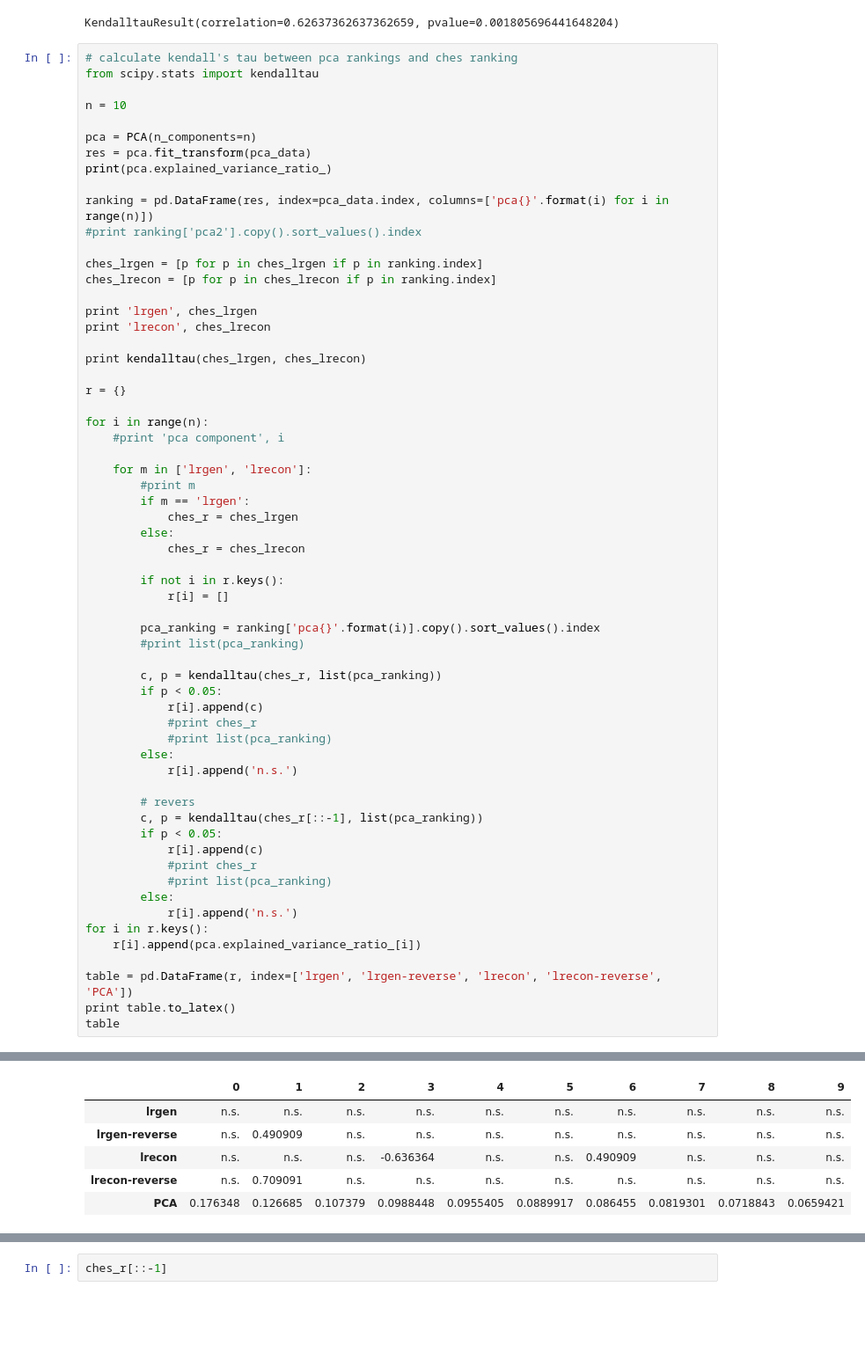
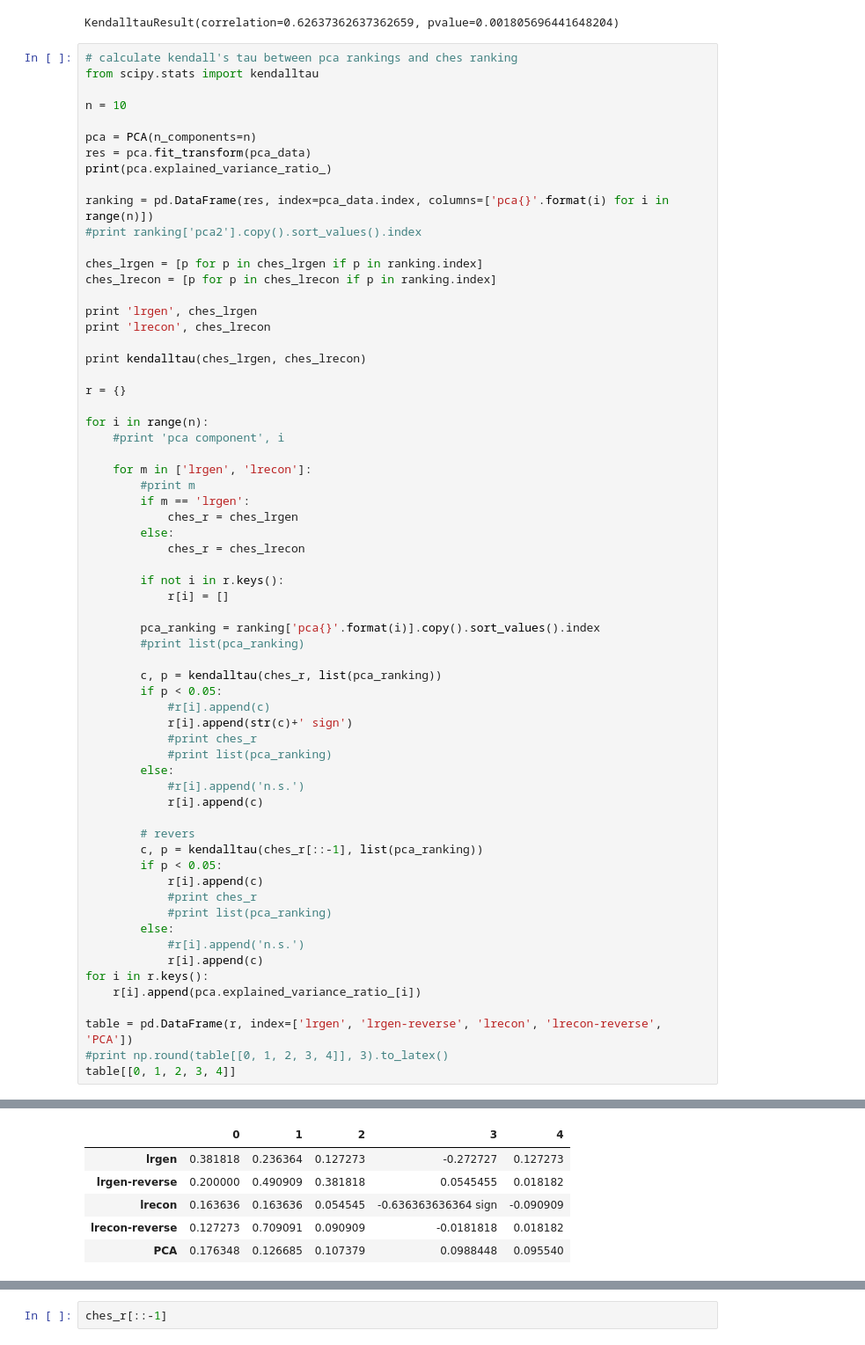
Before and after one commit to jvdzwaan/dilipad, a Jupyter notebook: results/ches parties.ipynb, the cells around one changed output, grey strips where cells are left out. Shown at 88% size. Saved outputs shown, nothing was run; the diff lists cells and outputs as text; blank space fills up the shorter version.

```diff
--- a/results/ches parties.ipynb
+++ b/results/ches parties.ipynb
@@ -320,11 +210,13 @@ for i in range(n):
 
         c, p = kendalltau(ches_r, list(pca_ranking))
         if p < 0.05:
-            r[i].append(c)
+            #r[i].append(c)
+            r[i].append(str(c)+' sign')
             #print ches_r
             #print list(pca_ranking)
         else:
-            r[i].append('n.s.')
+            #r[i].append('n.s.')
+            r[i].append(c)
 
         # revers
         c, p = kendalltau(ches_r[::-1], list(pca_ranking))
@@ -333,13 +225,14 @@ for i in range(n):
             #print ches_r
             #print list(pca_ranking)
         else:
-            r[i].append('n.s.')
+            #r[i].append('n.s.')
+            r[i].append(c)
 for i in r.keys():
     r[i].append(pca.explained_variance_ratio_[i])
 
 table = pd.DataFrame(r, index=['lrgen', 'lrgen-reverse', 'lrecon', 'lrecon-reverse', 'PCA'])
-print table.to_latex()
-table
+#print np.round(table[[0, 1, 2, 3, 4]], 3).to_latex()
+table[[0, 1, 2, 3, 4]]
 # %% [output]
 [ 0.17634843  0.12668456  0.10737853  0.09884479  0.09554046  0.08899172
   0.08645505  0.08193006  0.07188432  0.06594209]
@@ -360,9 +242,9 @@ PCA            &  0.176348 &  0.126685 &  0.107379 &  0.0988448 &  0.0955405 &
-|  | 0 | 1 | 2 | 3 | 4 | 5 | 6 | 7 | 8 | 9 |
-| lrgen | n.s. | n.s. | n.s. | n.s. | n.s. | n.s. | n.s. | n.s. | n.s. | n.s. |
-| lrgen-reverse | n.s. | 0.490909 | n.s. | n.s. | n.s. | n.s. | n.s. | n.s. | n.s. | n.s. |
-| lrecon | n.s. | n.s. | n.s. | -0.636364 | n.s. | n.s. | 0.490909 | n.s. | n.s. | n.s. |
-| lrecon-reverse | n.s. | 0.709091 | n.s. | n.s. | n.s. | n.s. | n.s. | n.s. | n.s. | n.s. |
-| PCA | 0.176348 | 0.126685 | 0.107379 | 0.0988448 | 0.0955405 | 0.0889917 | 0.086455 | 0.0819301 | 0.0718843 | 0.0659421 |
+|  | 0 | 1 | 2 | 3 | 4 |
+| lrgen | 0.381818 | 0.236364 | 0.127273 | -0.272727 | 0.127273 |
+| lrgen-reverse | 0.200000 | 0.490909 | 0.381818 | 0.0545455 | 0.018182 |
+| lrecon | 0.163636 | 0.163636 | 0.054545 | -0.636363636364 sign | -0.090909 |
+| lrecon-reverse | 0.127273 | 0.709091 | 0.090909 | -0.0181818 | 0.018182 |
+| PCA | 0.176348 | 0.126685 | 0.107379 | 0.0988448 | 0.095540 |
 # %%
 from scipy.stats import spearmanr
 
```
Also changed, not shown: parts of 9 cells of this notebook, 2 other files.
